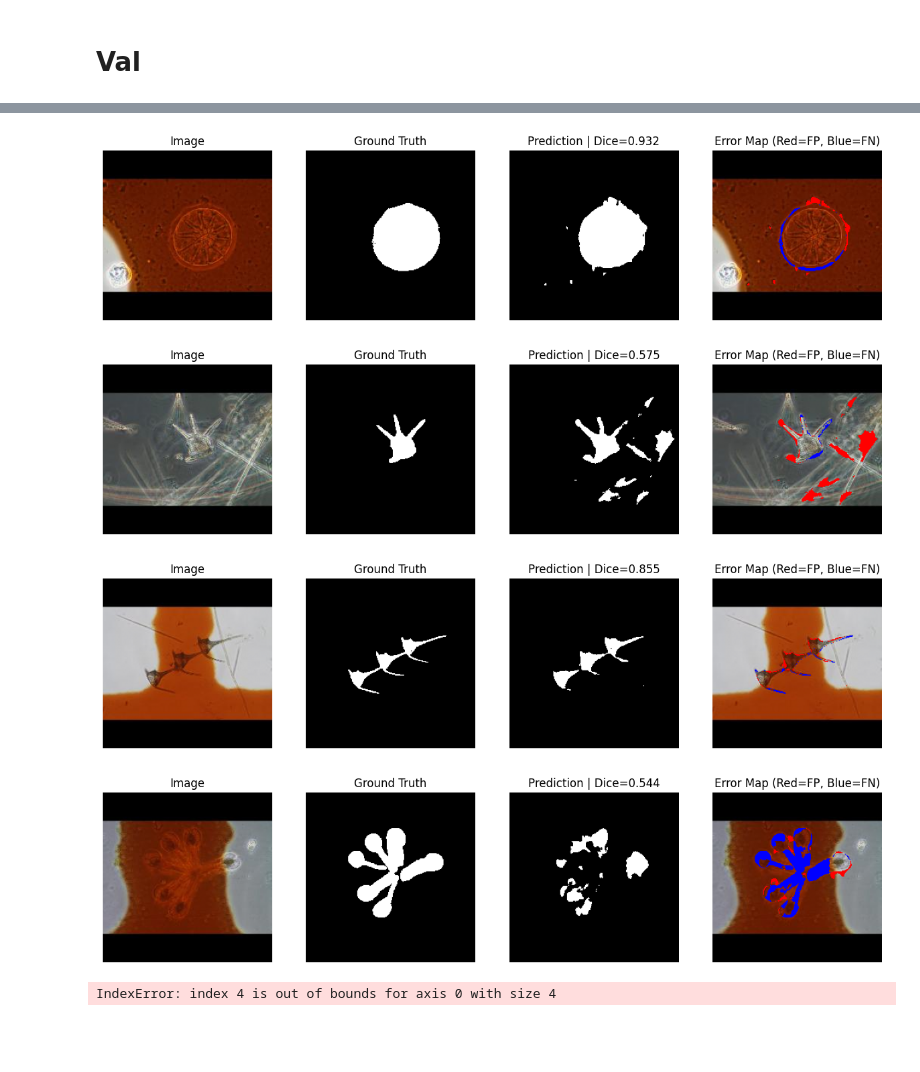
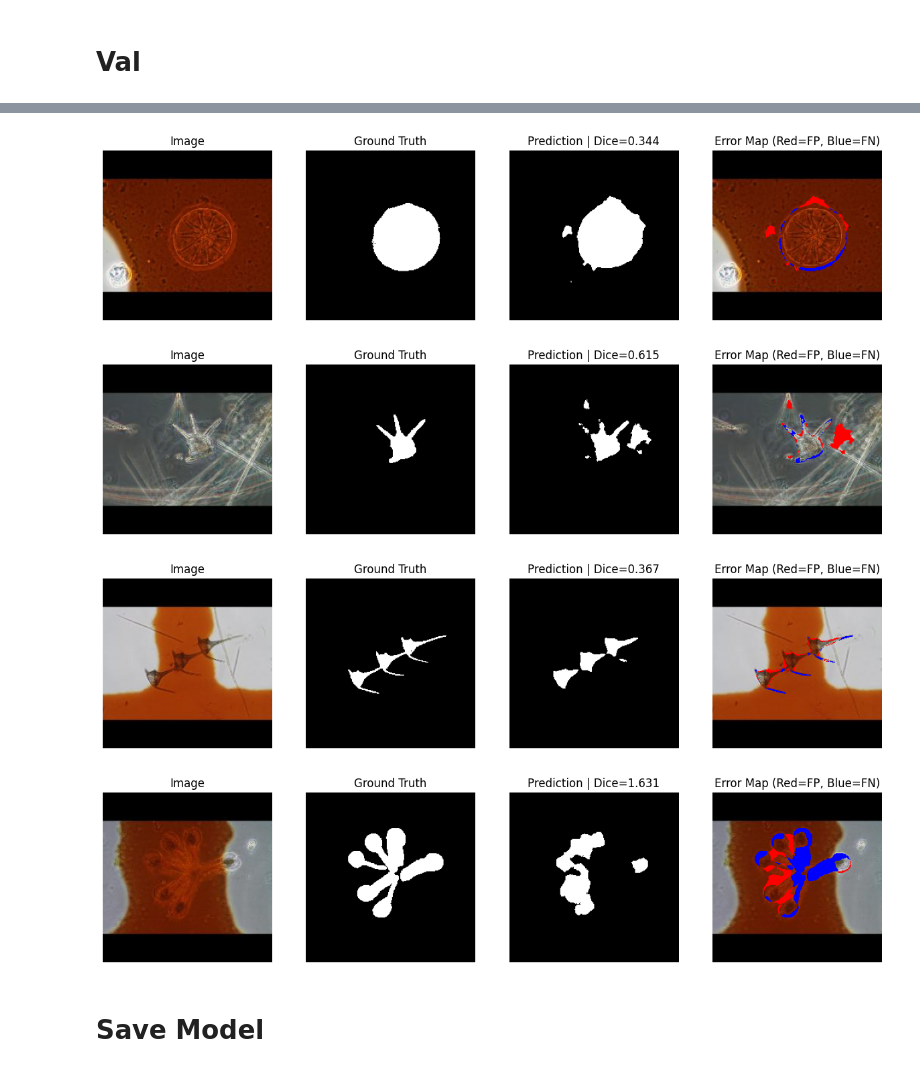
Before and after one commit to fathinahnj/unet-plankton-segmentation, a Jupyter notebook: unet+color_augmentation.ipynb, the cells around one changed output, grey strips where cells are left out. Saved outputs shown, nothing was run; the diff lists cells and outputs as text; code cells hidden in the pictures; blank space fills up the shorter version.

Commit message:
fine-tuning with bce and dice

```diff
--- a/unet+color_augmentation.ipynb
+++ b/unet+color_augmentation.ipynb
@@ -215,2 +245,28 @@ Epoch 20/20
 # %% [markdown]
 # Val
+# %%
+from sklearn.metrics import precision_score, recall_score, f1_score
+import numpy as np
+
+all_y_true = []
+all_y_pred = []
+
+for i in range(len(valid_gen)):
+    x_batch, y_batch = valid_gen[i]
+
+    y_pred = model.predict(x_batch)
+    y_pred = (y_pred > 0.5).astype(np.uint8)
+
+    all_y_true.append(y_batch.flatten())
+    all_y_pred.append(y_pred.flatten())
+
+all_y_true = np.concatenate(all_y_true)
+all_y_pred = np.concatenate(all_y_pred)
+
+precision = precision_score(all_y_true, all_y_pred, zero_division=0)
+recall = recall_score(all_y_true, all_y_pred, zero_division=0)
+f1 = f1_score(all_y_true, all_y_pred, zero_division=0)
+
+print("Precision:", precision)
+print("Recall:", recall)
+print("F1-score:", f1)
@@ -252,7 +312,8 @@ def dice_score_np(y_true, y_pred, smooth=1e-6):
 # %%
 import matplotlib.pyplot as plt
+import numpy as np
 
-def show_validation_analysis(model, valid_gen, num_samples=3):
+def show_validation_analysis(model, valid_gen, num_samples=4):
 
     imgs, masks = valid_gen[0]
     preds = model.predict(imgs)
@@ -260,41 +321,34 @@ def show_validation_analysis(model, valid_gen, num_samples=3):
     for i in range(num_samples):
 
         gt = masks[i].squeeze()
-        pred = (preds[i] > 0.5).astype(np.uint8).squeeze()
+        pred = (preds[i] > 0.3).astype(np.float32).squeeze()
 
-        # 🔥 Hitung Dice per sample
-        dice = dice_score_np(gt, pred)
+        dice = bce_dice_loss(tf.cast(gt, tf.float32), pred)
 
-        # 🔥 Error analysis
         FP = np.logical_and(pred==1, gt==0)   # False Positive
         FN = np.logical_and(pred==0, gt==1)   # False Negative
 
-        # 🔥 Overlay error
         overlay = imgs[i].copy()
         overlay[FP] = [1,0,0]   # merah = FP
         overlay[FN] = [0,0,1]   # biru = FN
 
         plt.figure(figsize=(15,4))
 
-        # Image
         plt.subplot(1,4,1)
         plt.imshow(imgs[i])
         plt.title("Image")
         plt.axis("off")
 
-        # Ground Truth
         plt.subplot(1,4,2)
         plt.imshow(gt, cmap="gray")
         plt.title("Ground Truth")
         plt.axis("off")
 
-        # Prediction
         plt.subplot(1,4,3)
         plt.imshow(pred, cmap="gray")
         plt.title(f"Prediction | Dice={dice:.3f}")
         plt.axis("off")
 
-        # Error Overlay
         plt.subplot(1,4,4)
         plt.imshow(overlay)
         plt.title("Error Map (Red=FP, Blue=FN)")
@@ -313,3 +358,3 @@ def dice_score(y_true, y_pred, smooth=1e-6):
 # %%
-show_validation_analysis(model, valid_gen, num_samples=5)
+show_validation_analysis(model, valid_gen, num_samples=4)
 # %% [output]
@@ -317,6 +362,7 @@ show_validation_analysis(model, valid_gen, num_samples=5)
-[figure, old version]
+[figure, new version]
-[figure, old version]
+[figure, new version]
 [figure]
-[figure, old version]
+[figure, new version]
-IndexError: index 4 is out of bounds for axis 0 with size 4
+# %% [markdown]
+# Save Model
 # %%
```
Also changed, not shown: parts of 17 cells of this notebook.
